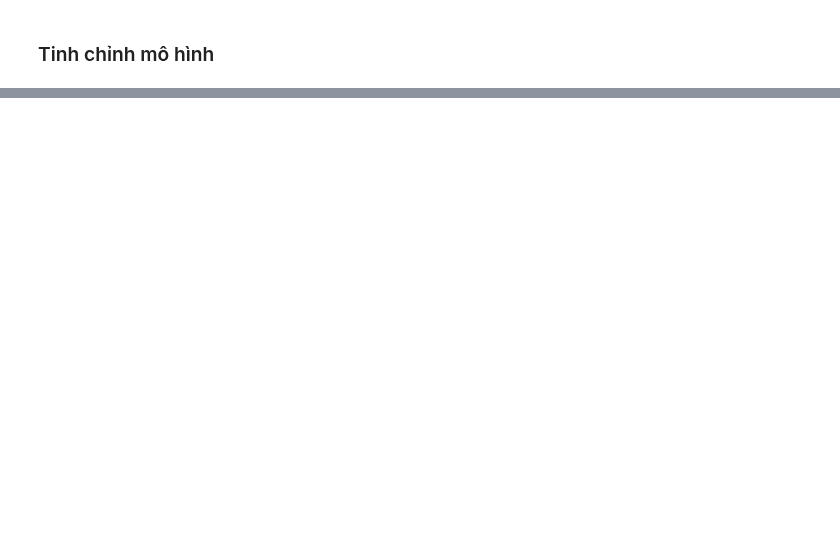
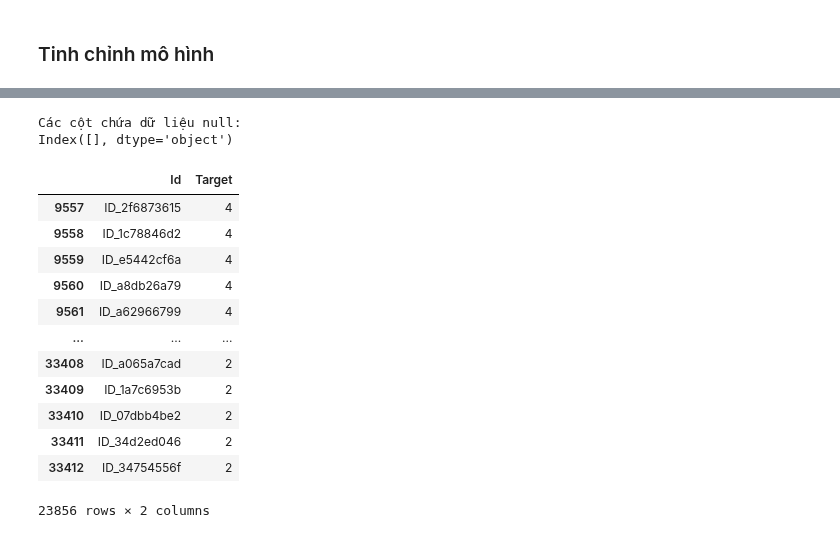
Before and after one commit to iam-Dylan/costa-rican-household, a Jupyter notebook: source/model.ipynb, the cells around one changed output, grey strips where cells are left out. Drawn from its saved outputs; the diff is of its cells as text; code cells hidden in the pictures; blank space fills up the shorter version.

Commit message:
Update model

```diff
--- a/source/model.ipynb
+++ b/source/model.ipynb
@@ -314,11 +294,14 @@ Traceback (most recent call last):
 # Create pipeline from best parameters
 rf_pipe = Pipeline([
     ('scaler', MinMaxScaler()),
-    ('model', RandomForestClassifier(n_estimators=10, criterion='gini', max_features='sqrt')),
+    ('model', RandomForestClassifier(n_estimators=gs_rf.best_params_['model__n_estimators'],
+                                     criterion=gs_rf.best_params_['model__criterion'],
+                                     max_features=gs_rf.best_params_['model__max_features'],
+                                     class_weight='balanced_subsample')),
 ])
 # %%
 # Fit model
-rf_pipe.fit(X_train, y_train)
+rf_pipe.fit(X_train, y_train, **{'model__sample_weight': weights_train})
 
 # Predict
 y_pred = rf_pipe.predict(X_test)
@@ -330,0 +347,28 @@ f1
+# %%
+n = test_processed.columns[test_processed.isnull().any(axis=0)]
+
+# In ra các cột chứa dữ liệu null
+print("Các cột chứa dữ liệu null:")
+print(n)
+# %% [output]
+Các cột chứa dữ liệu null:
+Index([], dtype='object')
+# %%
+X_submission = test_processed.iloc[:,1:]
+# %%
+rf_submission = pd.DataFrame({'Id': test_processed['Id'], 'Target': rf_pipe.predict(X_submission)})
+rf_submission
+# %% [output]
+|  | Id | Target |
+| 9557 | ID_2f6873615 | 4 |
+| 9558 | ID_1c78846d2 | 4 |
+| 9559 | ID_e5442cf6a | 4 |
+| 9560 | ID_a8db26a79 | 4 |
+| 9561 | ID_a62966799 | 4 |
+| ... | ... | ... |
+| 33408 | ID_a065a7cad | 2 |
+| 33409 | ID_1a7c6953b | 2 |
+| 33410 | ID_07dbb4be2 | 2 |
+| 33411 | ID_34d2ed046 | 2 |
+| 33412 | ID_34754556f | 2 |
+23856 rows × 2 columns
```
Also changed, not shown: parts of 14 cells of this notebook, 1 other file.
